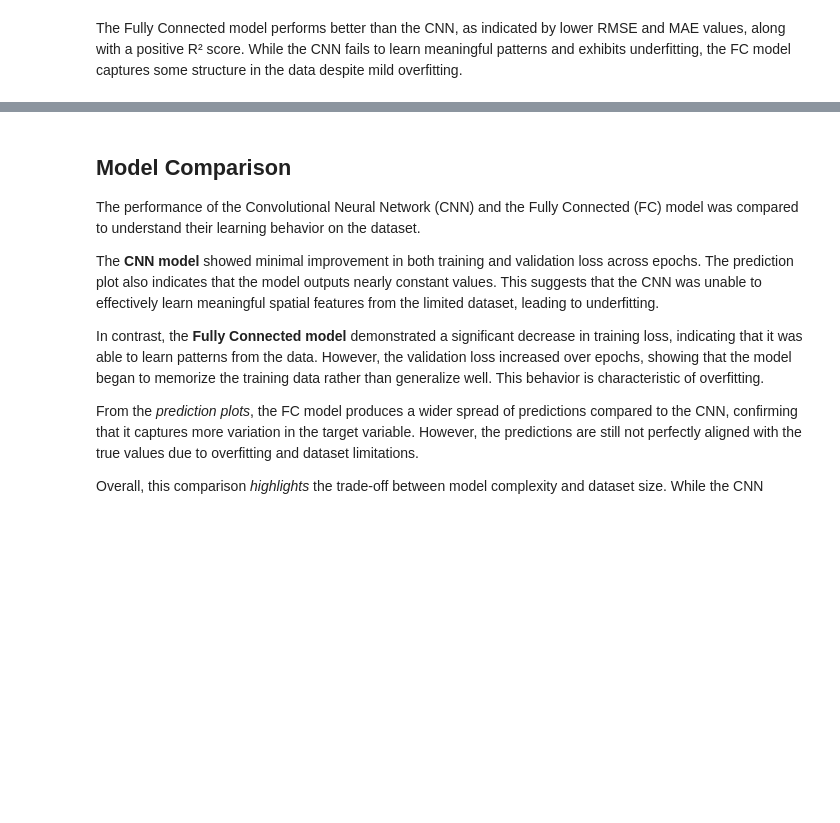
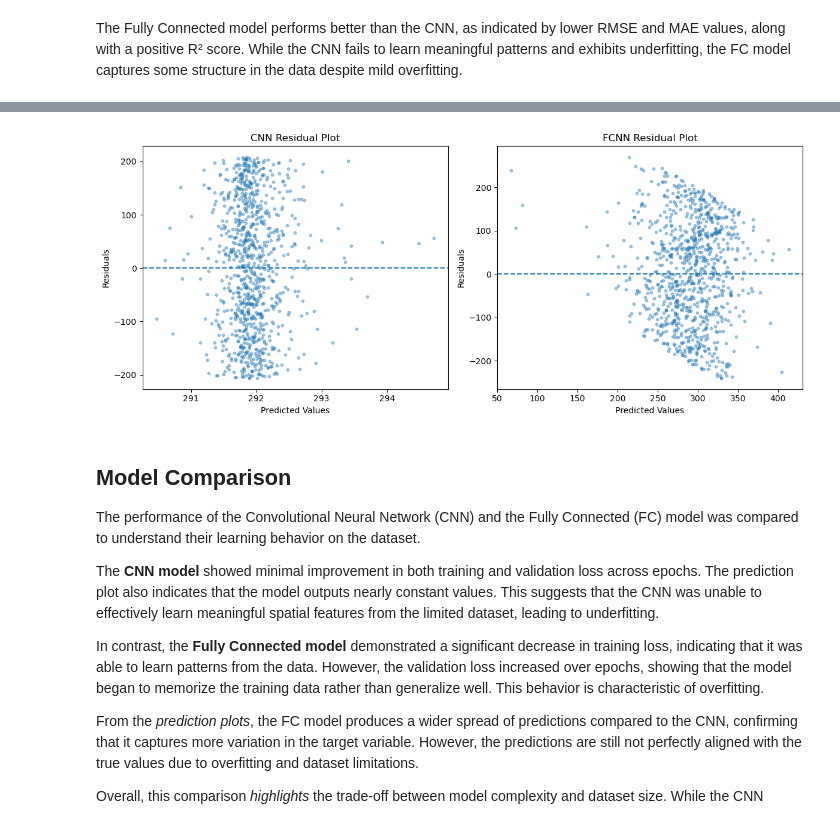
Before and after one commit to sonakshigupta29/particle-mass-regression-ml, a Jupyter notebook: notebooks/task_2f_modeling.ipynb, the cells around one changed output, grey strips where cells are left out. Drawn from its saved outputs; the diff is of its cells as text; code cells hidden in the pictures; blank space fills up the shorter version.

Commit message:
Added important plots

```diff
--- a/notebooks/task_2f_modeling.ipynb
+++ b/notebooks/task_2f_modeling.ipynb
@@ -538,3 +533,39 @@ plt.savefig("PredvsTrue comparison.png")
+# %%
+# Convert to numpy
+true_cnn = np.array(true_cnn)
+preds_cnn = np.array(preds_cnn)
+
+true_fc = np.array(true_fc)
+preds_fc = np.array(preds_fc)
+
+# Residuals
+residuals_cnn = true_cnn - preds_cnn
+residuals_fc = true_fc - preds_fc
+
+# Plot
+plt.figure(figsize=(12,5))
+
+# CNN subplot
+plt.subplot(1,2,1)
+plt.scatter(preds_cnn, residuals_cnn, alpha=0.4, s=10)
+plt.axhline(y=0, linestyle='--')
+plt.xlabel("Predicted Values")
+plt.ylabel("Residuals")
+plt.title("CNN Residual Plot")
+
+# FCNN subplot
+plt.subplot(1,2,2)
+plt.scatter(preds_fc, residuals_fc, alpha=0.4, s=10)
+plt.axhline(y=0, linestyle='--')
+plt.xlabel("Predicted Values")
+plt.ylabel("Residuals")
+plt.title("FCNN Residual Plot")
+
+plt.tight_layout()
+plt.savefig("results/residuals_comparison.png", dpi=300)
+plt.show()
+# %% [output]
+[figure, added]
 # %% [markdown]
 ## Model Comparison
 
```
Also changed, not shown: parts of 12 cells of this notebook, 12 other files.
